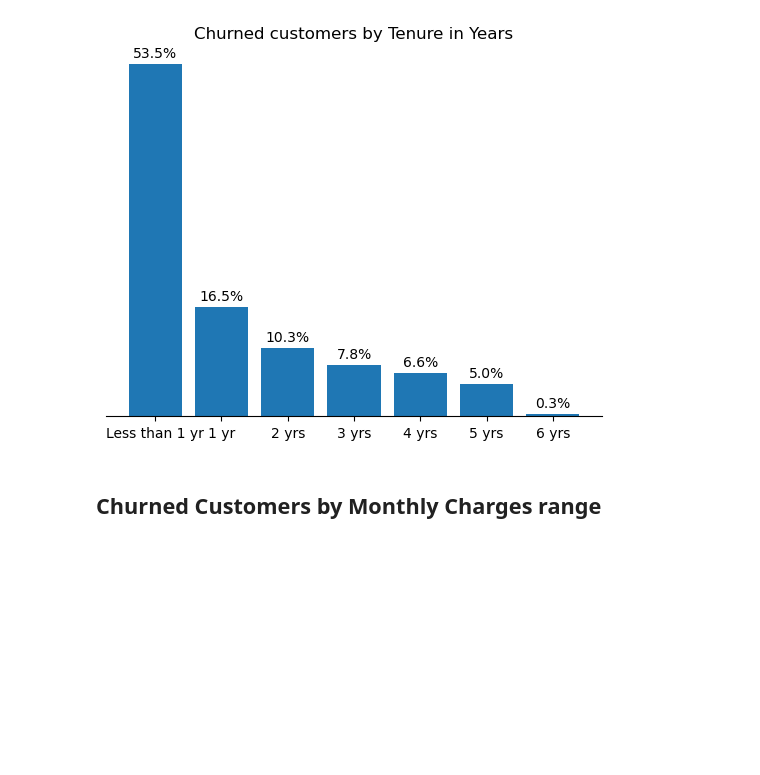
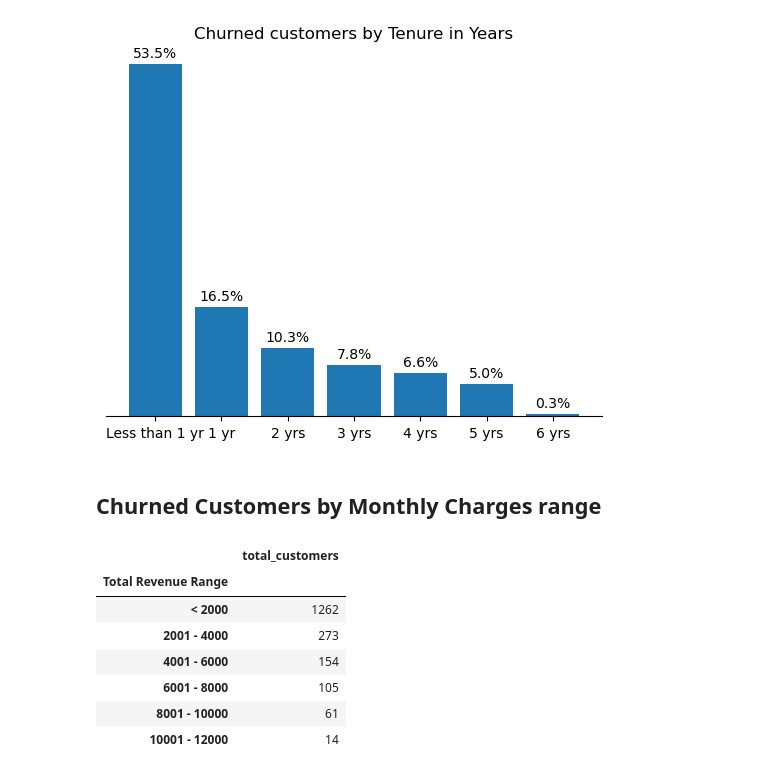
Before and after one commit to valezenwanne/Telecom_Customer_Churn_Prediction, a Jupyter notebook: Telecom_Customer_Churn_Prediction.ipynb, the cells around one changed output. Drawn from its saved outputs; the diff is of its cells as text; code cells hidden in the pictures; blank space fills up the shorter version.

```diff
--- a/Telecom_Customer_Churn_Prediction.ipynb
+++ b/Telecom_Customer_Churn_Prediction.ipynb
@@ -549,0 +502,19 @@ plt.show()
+# %%
+#create the monthly charge range column
+mon_charge = []
+for x in df['Monthly Charge'].values:
+    if x <= 0:
+        mon_charge.append('< 10')
+    elif x <= 20:
+        mon_charge.append('0 - 20')
+    elif x <= 40:
+        mon_charge.append('21 - 40')
+    elif x <= 60:
+        mon_charge.append('41 - 60')
+    elif x <= 80:
+        mon_charge.append('61 - 80')
+    elif x <= 100:
+        mon_charge.append('81 - 100')
+    elif x <=120:
+        mon_charge.append('101 - 120')
+df['Monthly Charge Range'] = mon_charge
@@ -659,0 +651,11 @@ plt.show()
+# %%
+churn_charge
+# %% [output]
+|  | total_customers |
+| Total Revenue Range |  |
+| < 2000 | 1262 |
+| 2001 - 4000 | 273 |
+| 4001 - 6000 | 154 |
+| 6001 - 8000 | 105 |
+| 8001 - 10000 | 61 |
+| 10001 - 12000 | 14 |
```
Also changed, not shown: parts of 10 cells of this notebook.
